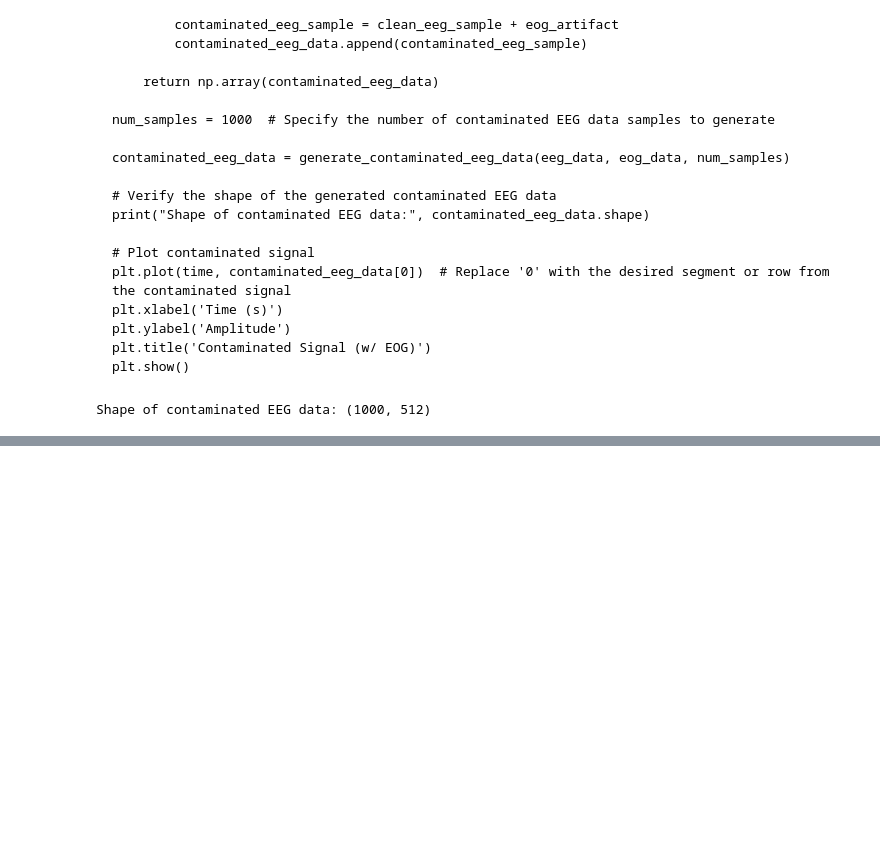
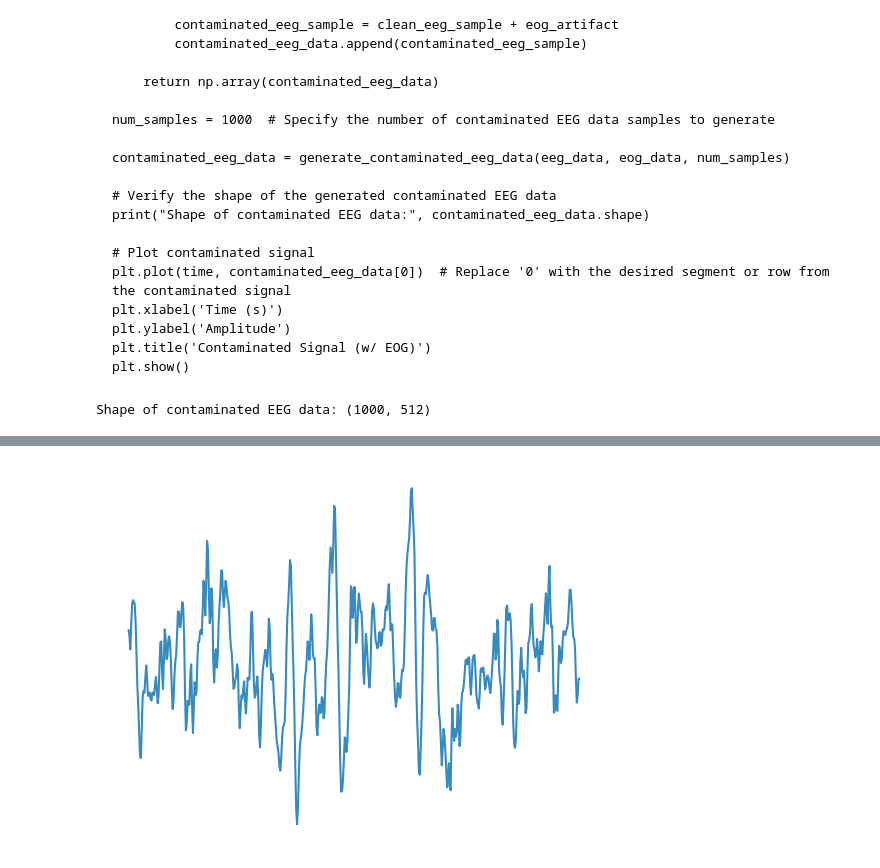
Before and after one commit to zelan-eroz/ee, a Jupyter notebook: ee.ipynb, the cells around one changed output, grey strips where cells are left out. Saved outputs shown, nothing was run; the diff lists cells and outputs as text; code cells hidden in the pictures; blank space fills up the shorter version.

```diff
--- a/ee.ipynb
+++ b/ee.ipynb
@@ -585,0 +629,7 @@ plt.show()
+# %%
+plt.axis('off')
+plt.plot(time, eeg_data[contamination_indices[row][0]],color='#358ABE')
+plt.savefig('3_cleaneeg.png', transparent=True)
+plt.show()
+# %% [output]
+[figure, added]
```
Also changed, not shown: parts of 8 cells of this notebook, 2 other files.
